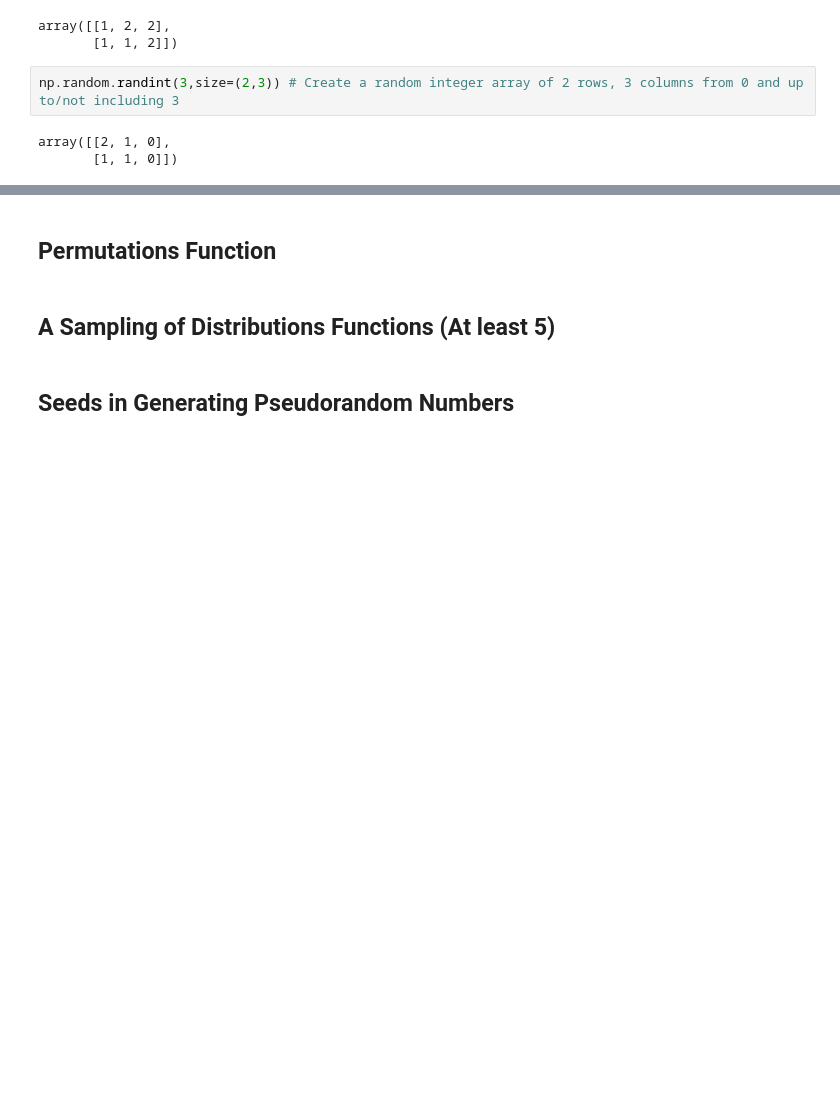
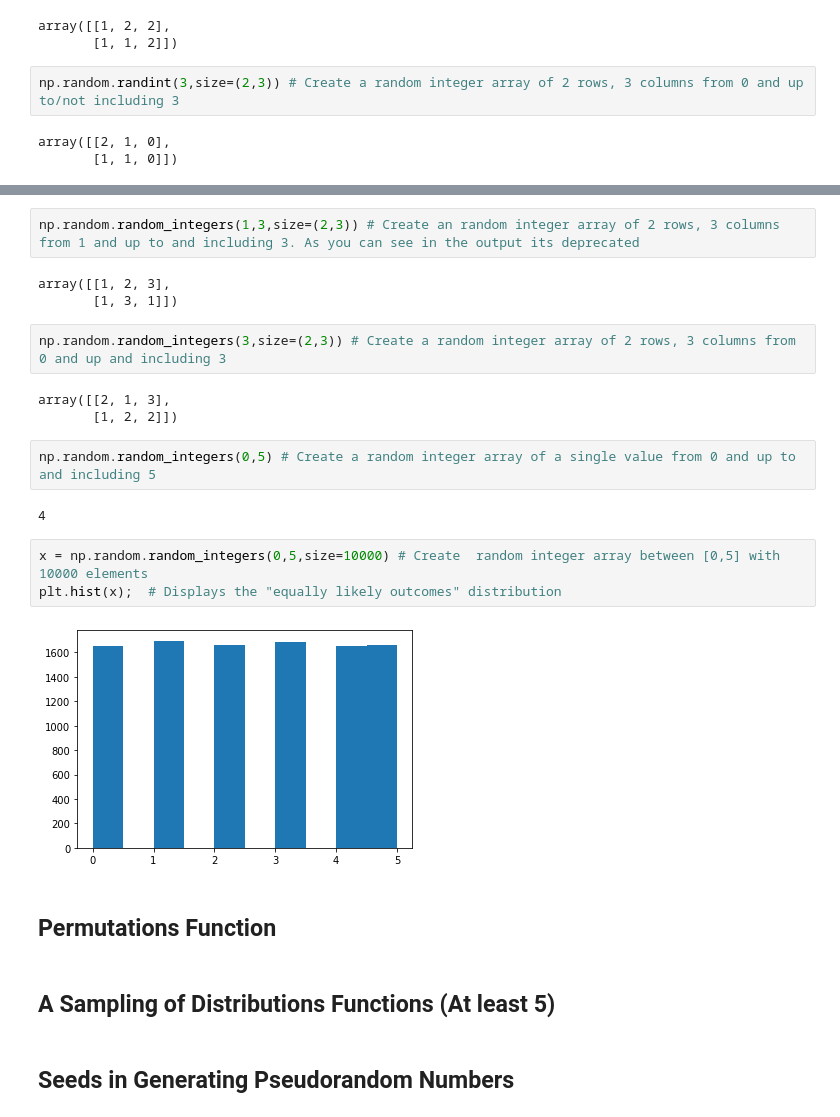
Before and after one commit to AdrianDonohoe/numpy.random, a Jupyter notebook: numpy-random.ipynb, the cells around one changed output, grey strips where cells are left out. Cells and saved outputs as stored; diff of their text form; blank space fills up the shorter version.

Commit message:
added random_integers section

```diff
--- a/numpy-random.ipynb
+++ b/numpy-random.ipynb
@@ -176,3 +185,22 @@ plt.hist(x);  # Displays the "equally likely outcomes" distribution
+# %%
+np.random.random_integers(1,3,size=(2,3)) # Create an random integer array of 2 rows, 3 columns from 1 and up to and including 3. As you can see in the output its deprecated
+# %% [output]
+array([[1, 2, 3],
+       [1, 3, 1]])
+# %%
+np.random.random_integers(3,size=(2,3)) # Create a random integer array of 2 rows, 3 columns from 0 and up and including 3
+# %% [output]
+array([[2, 1, 3],
+       [1, 2, 2]])
+# %%
+np.random.random_integers(0,5) # Create a random integer array of a single value from 0 and up to and including 5
+# %% [output]
+4
+# %%
+x = np.random.random_integers(0,5,size=10000) # Create  random integer array between [0,5] with 10000 elements
+plt.hist(x);  # Displays the "equally likely outcomes" distribution
+# %% [output]
+[figure, added]
 # %% [markdown]
 ## Permutations Function
 # %% [markdown]
```
Also changed, not shown: parts of 3 cells of this notebook.
